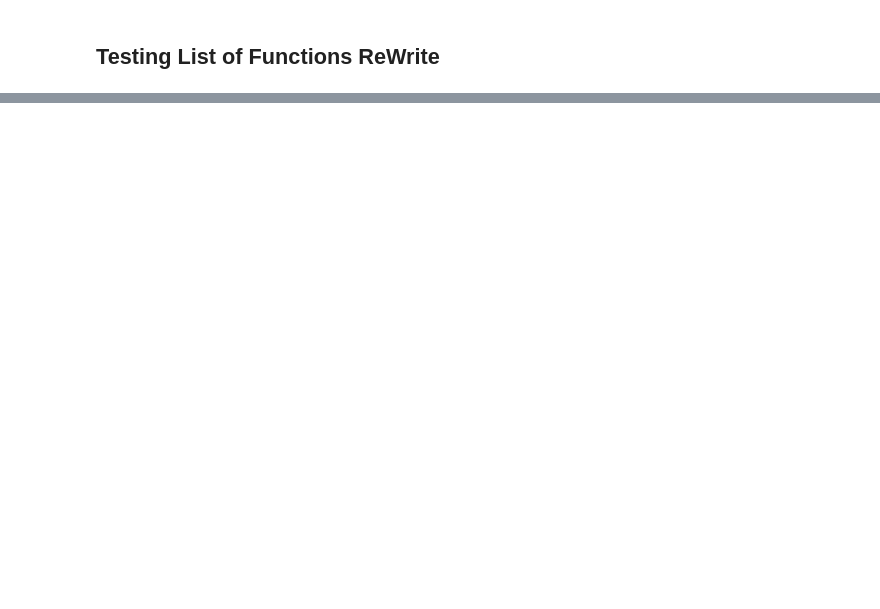
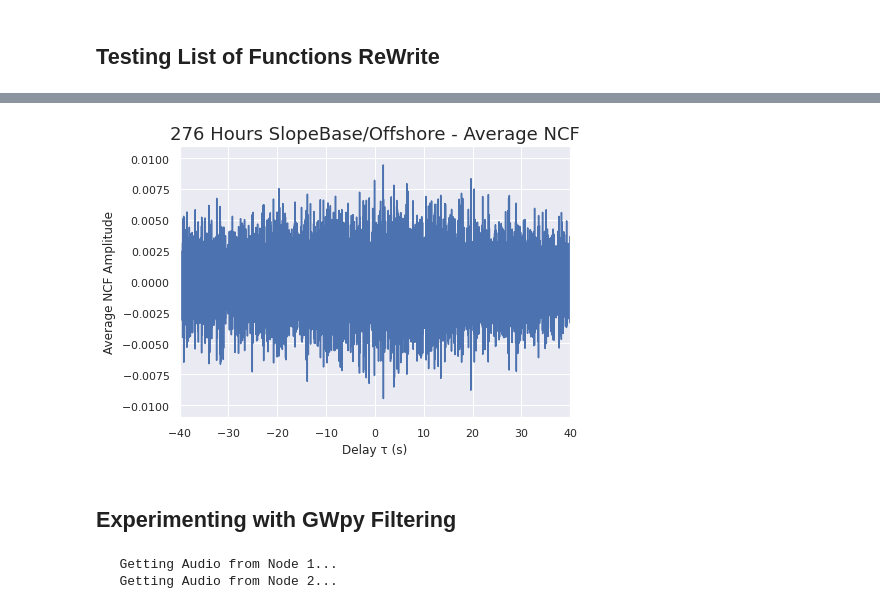
Before and after one commit to John-Ragland/Noise_Interferometry, a Jupyter notebook: Noise_Interferometry.ipynb, the cells around one changed output, grey strips where cells are left out. Drawn from its saved outputs; the diff is of its cells as text; code cells hidden in the pictures; blank space fills up the shorter version.

```diff
--- a/Noise_Interferometry.ipynb
+++ b/Noise_Interferometry.ipynb
@@ -115,0 +207,17 @@ KeyboardInterrupt:
+# %%
+#Plot Xcorr
+dt = 1/64000
+t = np.arange(-xcorr.shape[0]*dt/2,xcorr.shape[0]*dt/2,dt)
+
+sns.set()
+f1 = plt.figure(figsize=(7,5))
+plt.plot(t, xcorr)
+plt.title('276 Hours SlopeBase/Offshore - Average NCF',fontsize=18)
+plt.xlim([-40,40])
+plt.xlabel('Delay τ (s)')
+plt.ylabel('Average NCF Amplitude')
+plt.ylim([-0.011, 0.011])
+
+f1.savefig('276_hours_slopebase_offshore_avg_consty.png',dpi=500)
+# %% [output]
+[figure, added]
@@ -115,0 +228,17 @@ KeyboardInterrupt:
+# %% [markdown]
+## Experimenting with GWpy Filtering
+# %%
+# Get some audio
+# Create instance of NCF object
+avg_time = 1 #minute
+start_time = datetime.datetime(2017,3,10,0,0,0)
+node1 = '/LJ01C'
+node2 = '/PC01A'
+filter_cutoffs = [80, 120]
+W = 30
+
+NCF0 = NI.NCF(avg_time, start_time, node1, node2, filter_cutoffs, W, verbose=True, whiten=True)
+NCF0 = NI.get_audio(NCF0)
+# %% [output]
+   Getting Audio from Node 1...
+   Getting Audio from Node 2...
```
Also changed, not shown: parts of 31 cells of this notebook, 3 other files.
